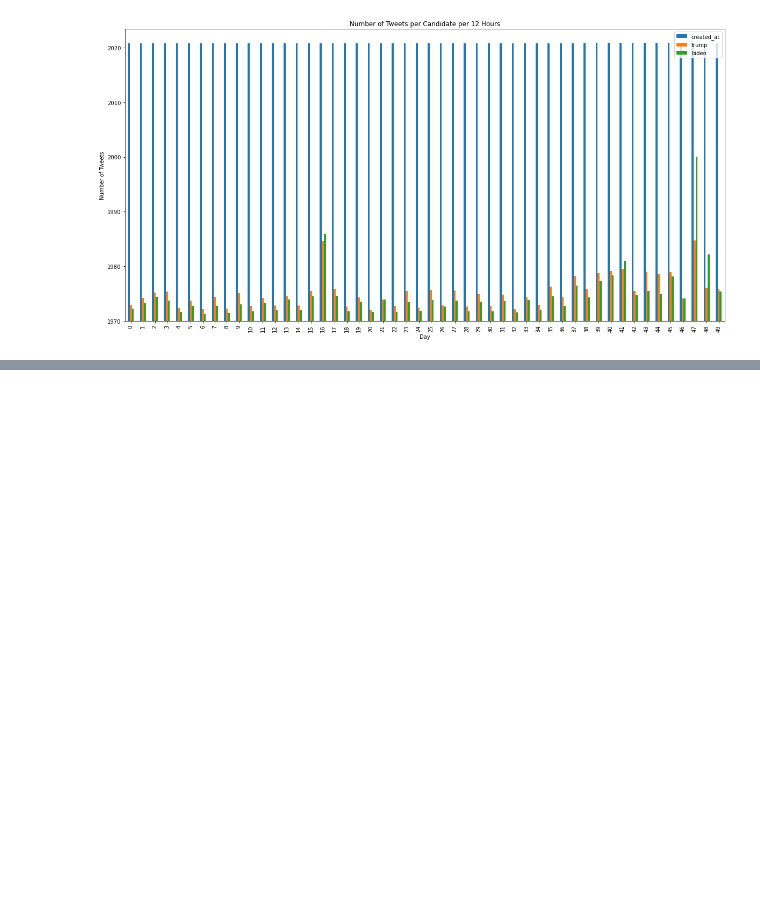
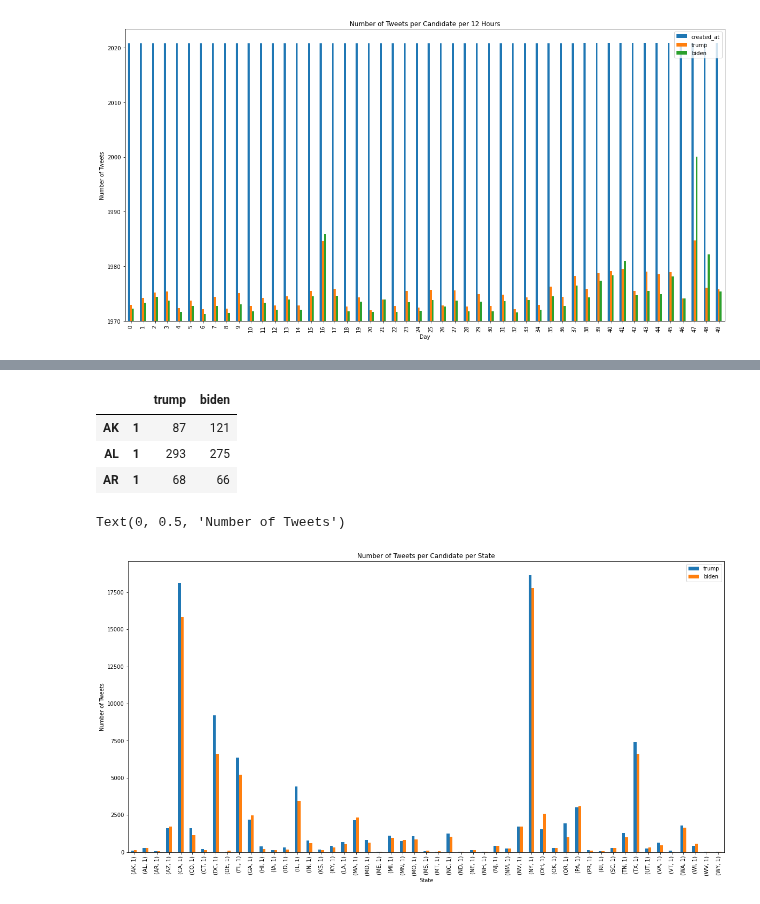
Before and after one commit to olivedisaster/Project-2, a Jupyter notebook: write_data.ipynb, the cells around one changed output, grey strips where cells are left out. Saved outputs shown, nothing was run; the diff lists cells and outputs as text; code cells hidden in the pictures; blank space fills up the shorter version.

```diff
--- a/write_data.ipynb
+++ b/write_data.ipynb
@@ -606,0 +677,3 @@ Text(0, 0.5, 'Number of Tweets')
+# %%
+trump_st_df.columns = ['trump']
+trump_st_df.head(3)
@@ -606,0 +686,3 @@ Text(0, 0.5, 'Number of Tweets')
+# %%
+trump_count = trump_st_df.groupby('state_code')['trump'].value_counts()
+trump_count.head(3)
@@ -606,0 +695,3 @@ Text(0, 0.5, 'Number of Tweets')
+# %%
+combined_count_df = pd.concat([trump_count, biden_count], axis=1, join="inner")
+combined_count_df.head()
@@ -607,3 +705,19 @@ Text(0, 0.5, 'Number of Tweets')
+# %%
+combined_count_df.columns = ['trump', 'biden']
+combined_count_df.head(3)
+# %% [output]
+|  |  | trump | biden |
+| AK | 1 | 87 | 121 |
+| AL | 1 | 293 | 275 |
+| AR | 1 | 68 | 66 |
+# %%
+#Plotting bar graph to show how many tweets by state
+combined_count_df.plot(kind='bar', title='Number of Tweets per Candidate per State', figsize=(20,10), width = 0.5)
+plt.xlabel('State')
+plt.ylabel('Number of Tweets')
+# %% [output]
+Text(0, 0.5, 'Number of Tweets')
+[figure, added]
 # %%
 combined_df.to_sql("time_tweets", conn, if_exists="append", index=False)
 # %% [output]
```
Also changed, not shown: parts of 23 cells of this notebook, 3 other files.
